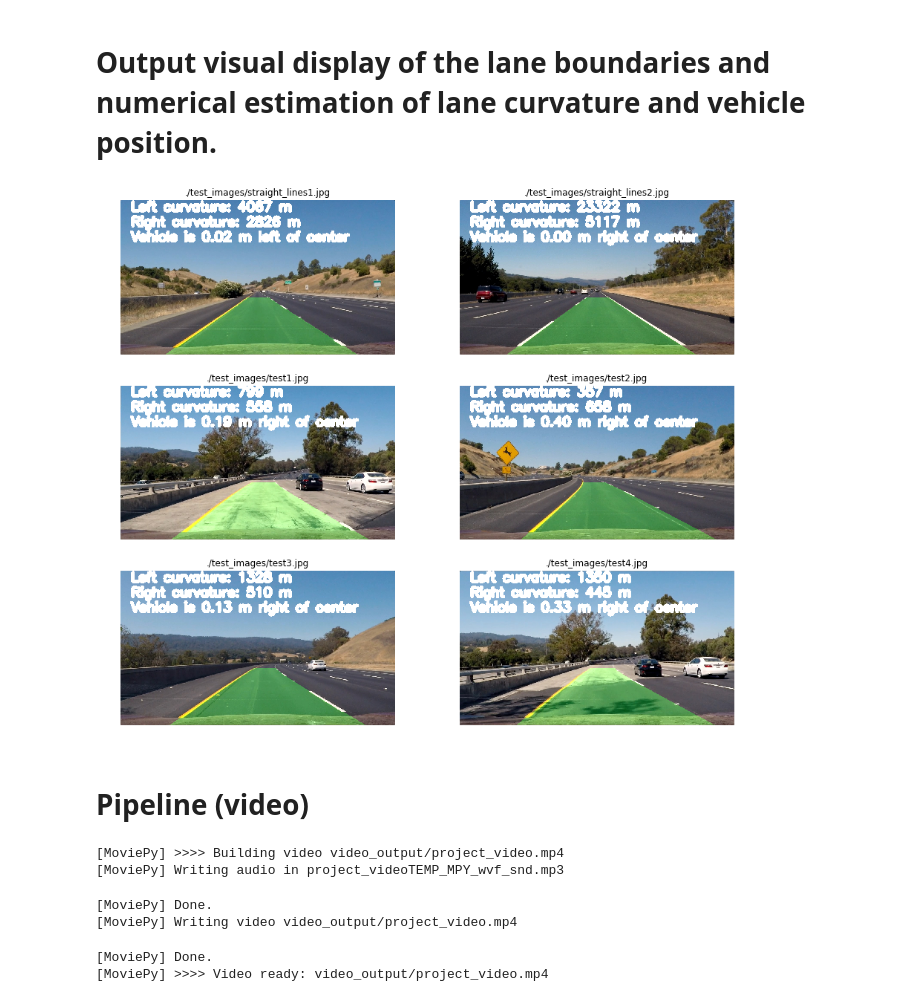
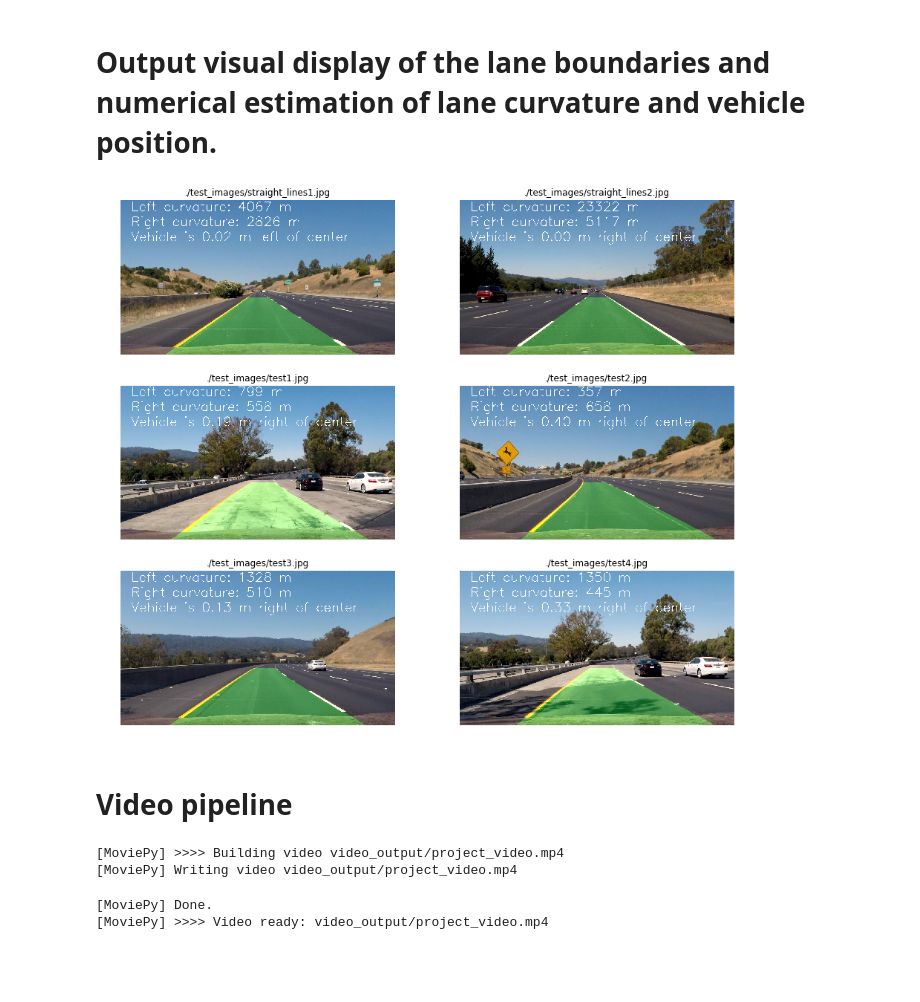
Before and after one commit to darienmt/CarND-Advanced-Lane-Lines-P4, a Jupyter notebook: Advance Lane Lines.ipynb, the cells around one changed output. Cells and saved outputs as stored; diff of their text form; code cells hidden in the pictures; blank space fills up the shorter version.

Commit message:
Writeup first iteration

```diff
--- a/Advance Lane Lines.ipynb
+++ b/Advance Lane Lines.ipynb
@@ -372,51 +373,56 @@ resultLines = applyAndShow(testImages, drawLaneOnImage)
 def pipeline(img, fontScale=2):
     """
     Find and draw the lane lines on the image `img`.
     """
     left_fit, right_fit, left_fit_m, right_fit_m, _, _, _, _, _ = findLines(img)
     output = drawLine(img, left_fit, right_fit)
 
     # Calculate curvature
     leftCurvature = calculateCurvature(yRange, left_fit_m)
     rightCurvature = calculateCurvature(yRange, right_fit_m)
 
     # Calculate vehicle center
     xMax = img.shape[1]*xm_per_pix
     yMax = img.shape[0]*ym_per_pix
     vehicleCenter = xMax / 2
     lineLeft = left_fit_m[0]*yMax**2 + left_fit_m[1]*yMax + left_fit_m[2]
     lineRight = right_fit_m[0]*yMax**2 + right_fit_m[1]*yMax + right_fit_m[2]
     lineMiddle = lineLeft + (lineRight - lineLeft)/2
     diffFromVehicle = lineMiddle - vehicleCenter
     if diffFromVehicle > 0:
         message = '{:.2f} m right'.format(diffFromVehicle)
     else:
         message = '{:.2f} m left'.format(-diffFromVehicle)
 
     # Draw info
     font = cv2.FONT_HERSHEY_SIMPLEX
     fontColor = (255, 255, 255)
-    cv2.putText(output, 'Left curvature: {:.0f} m'.format(leftCurvature), (50, 50), font, fontScale, fontColor, cv2.LINE_AA)
-    cv2.putText(output, 'Right curvature: {:.0f} m'.format(rightCurvature), (50, 120), font, fontScale, fontColor, cv2.LINE_AA)
-    cv2.putText(output, 'Vehicle is {} of center'.format(message), (50, 190), font, fontScale, fontColor, cv2.LINE_AA)
+    cv2.putText(output, 'Left curvature: {:.0f} m'.format(leftCurvature), (50, 50), font, fontScale, fontColor, 2)
+    cv2.putText(output, 'Right curvature: {:.0f} m'.format(rightCurvature), (50, 120), font, fontScale, fontColor, 2)
+    cv2.putText(output, 'Vehicle is {} of center'.format(message), (50, 190), font, fontScale, fontColor, 2)
     return output
 
-resultDisplay = applyAndShow(testImages, lambda img: cv2.cvtColor(pipeline(img, 2), cv2.COLOR_BGR2RGB ))
+resultDisplay = applyAndShow(testImages, lambda img: cv2.cvtColor(pipeline(img), cv2.COLOR_BGR2RGB ))
 # %% [output]
-[figure, old version]
+[figure, new version]
-# %% [markdown]
-# Pipeline (video)
+# %% [markdown]
+# Video pipeline
 # %%
 from moviepy.editor import VideoFileClip
 
+def videoPipeline(inputVideo, outputVideo):
+    """
+    Process the `inputVideo` frame by frame to find the lane lines, draw curvarute and vehicle position information and
+    generate `outputVideo`
+    """
+    clip1 = VideoFileClip(inputVideo)
+    clip = clip1.fl_image(pipeline)
+    clip.write_videofile(outputVideo, audio=False)
+
 # Project video
-clip1 = VideoFileClip("project_video.mp4")
-clip = clip1.fl_image(pipeline)
-clip.write_videofile('video_output/project_video.mp4')
+videoPipeline('project_video.mp4', 'video_output/project_video.mp4')
 # %% [output]
 [MoviePy] >>>> Building video video_output/project_video.mp4
-[MoviePy] Writing audio in project_videoTEMP_MPY_wvf_snd.mp3
+[MoviePy] Writing video video_output/project_video.mp4
 [MoviePy] Done.
-[MoviePy] Writing video video_output/project_video.mp4
+[MoviePy] >>>> Video ready: video_output/project_video.mp4
-[MoviePy] Done.
-[MoviePy] >>>> Video ready: video_output/project_video.mp4
```
Also changed, not shown: parts of 3 cells of this notebook, 14 other files.
